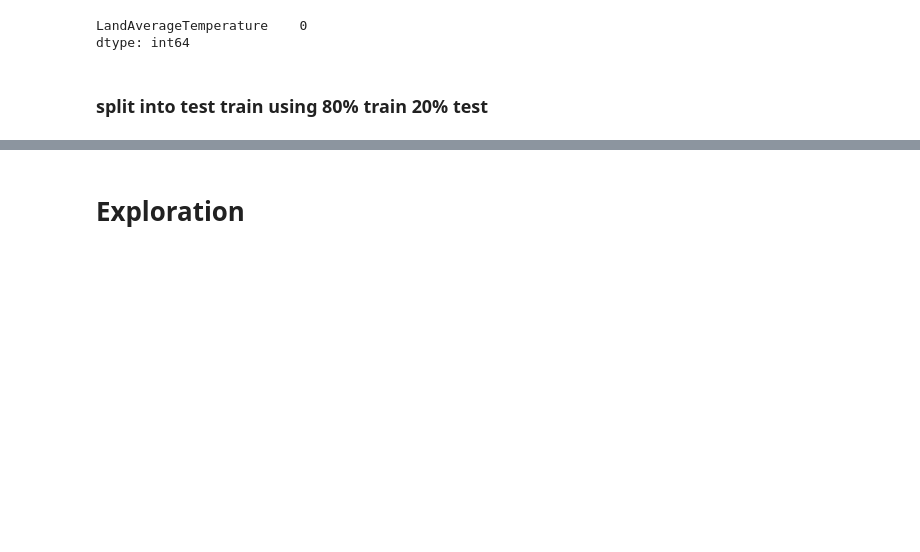
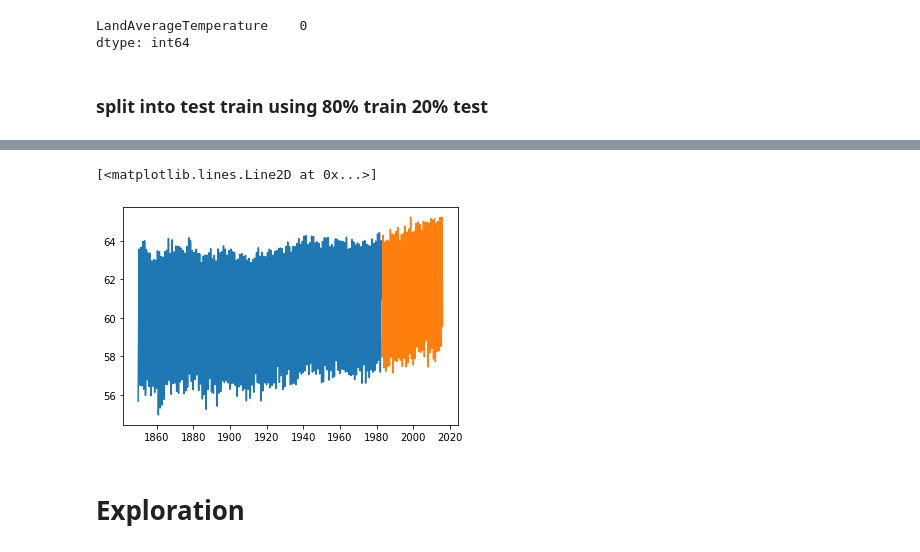
Before and after one commit to Johndsalas/earths_temperature_time_series, a Jupyter notebook: main_notebook.ipynb, the cells around one changed output, grey strips where cells are left out. Drawn from its saved outputs; the diff is of its cells as text; code cells hidden in the pictures; blank space fills up the shorter version.

```diff
--- a/main_notebook.ipynb
+++ b/main_notebook.ipynb
@@ -225,2 +225,15 @@ plt.plot(test.index, test.LandAverageTemperature)
+# %%
+train_size = .80
+n = df_lo.shape[0]
+test_start_index = round(train_size * n)
+
+train_ocean = df_lo[:test_start_index] # everything up (not including) to the test_start_index
+test_ocean = df_lo[test_start_index:] # everything from the test_start_index to the end
+
+plt.plot(train_ocean.index, train_ocean.LandAndOceanAverageTemperature)
+plt.plot(test_ocean.index, test_ocean.LandAndOceanAverageTemperature)
+# %% [output]
+[<matplotlib.lines.Line2D at 0x...>]
+[figure, added]
 # %% [markdown]
 # Exploration
```
Also changed, not shown: parts of 1 cell of this notebook.
